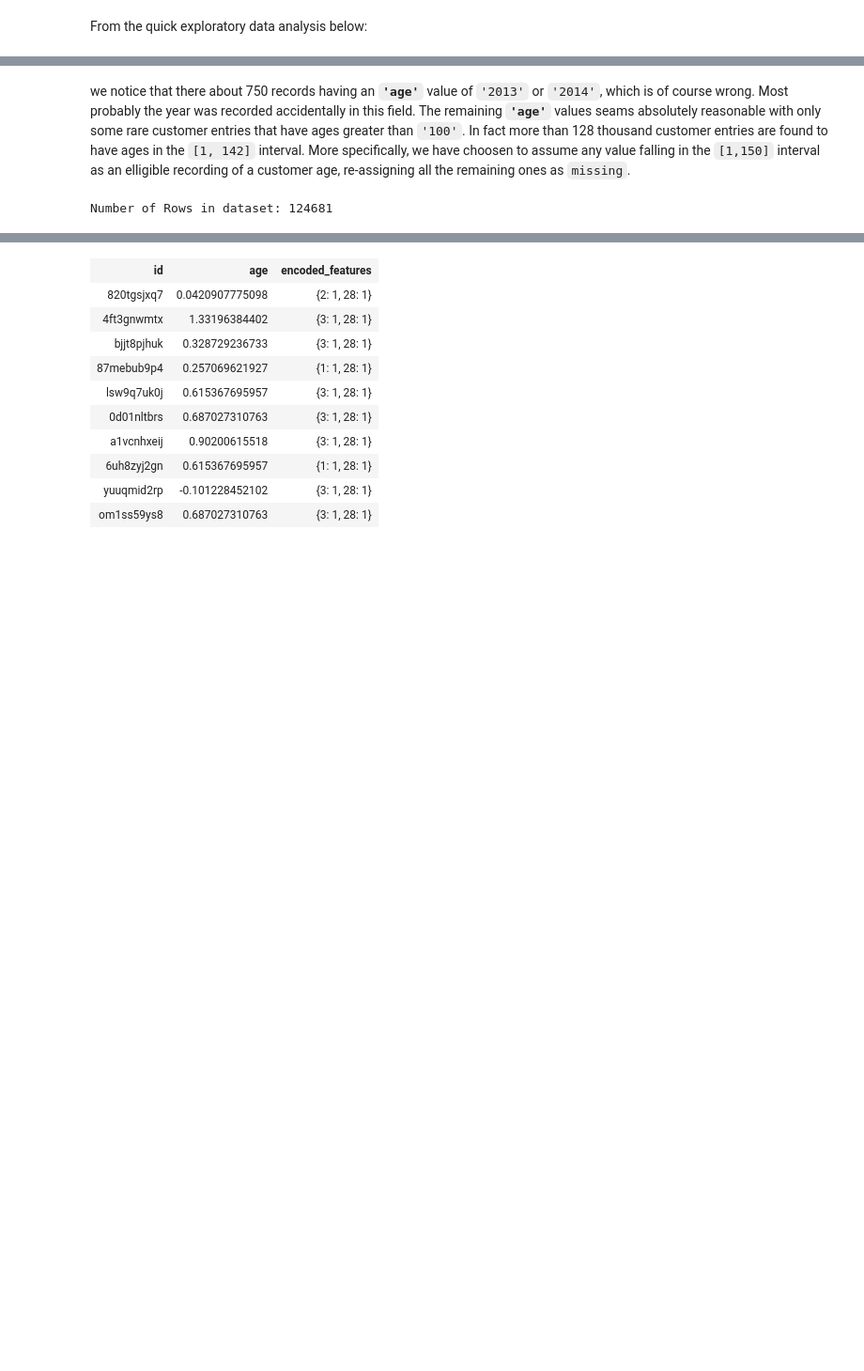
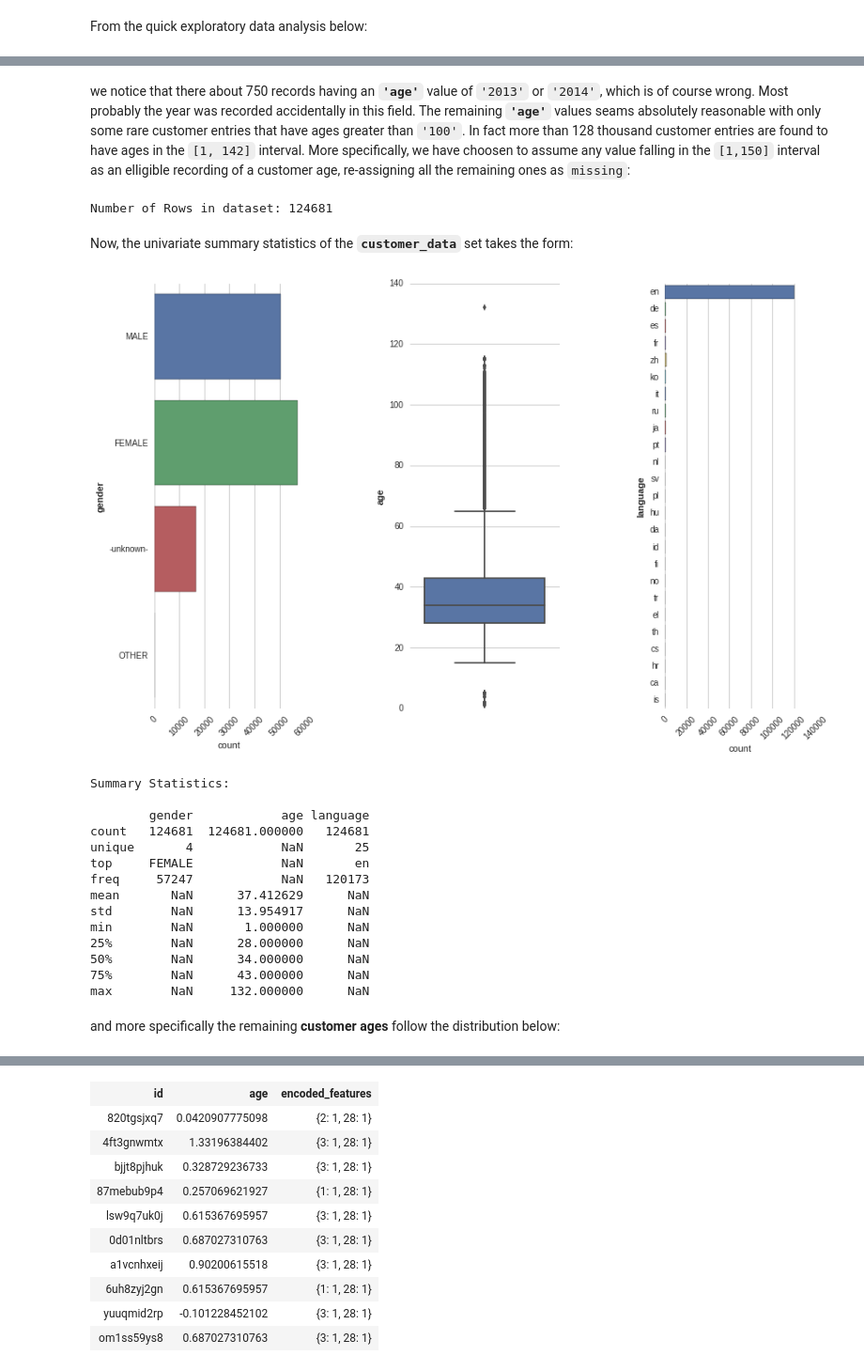
Before and after one commit to tgrammat/ML-Data_Challenges, a Jupyter notebook: Dato-tutorials/anomaly-detection/Anomaly Detection - Demo 1 [Local Outlier Factor - LOF Model].ipynb, the cells around one changed output, grey strips where cells are left out. Shown at 94% size. Drawn from its saved outputs; the diff is of its cells as text; code cells hidden in the pictures; blank space fills up the shorter version.

```diff
--- a/Dato-tutorials/anomaly-detection/Anomaly Detection - Demo 1 [Local Outlier Factor - LOF Model].ipynb
+++ b/Dato-tutorials/anomaly-detection/Anomaly Detection - Demo 1 [Local Outlier Factor - LOF Model].ipynb
@@ -107,5 +117,5 @@ Opening Canvas in default web browser.
 # %% [markdown]
-we notice that there about 750 records having an **`'age'`** value of `'2013'` or `'2014'`, which is of course wrong. Most probably the year was recorded accidentally in this field.  The remaining **`'age'`** values seams absolutely reasonable with only some rare customer entries that have ages greater than `'100'`. In fact more than 128 thousand customer entries are found to have ages in the `[1, 142]` interval. More specifically, we have choosen to assume any value falling in the `[1,150]` interval as an elligible recording of a customer age, re-assigning all the remaining ones as `missing`.
+we notice that there about 750 records having an **`'age'`** value of `'2013'` or `'2014'`, which is of course wrong. Most probably the year was recorded accidentally in this field.  The remaining **`'age'`** values seams absolutely reasonable with only some rare customer entries that have ages greater than `'100'`. In fact more than 128 thousand customer entries are found to have ages in the `[1, 142]` interval. More specifically, we have choosen to assume any value falling in the `[1,150]` interval as an elligible recording of a customer age, re-assigning all the remaining ones as `missing`:
 # %%
 customer_data['age'] = customer_data['age'].apply(lambda age: age if age < 150 else None)
 customer_data = customer_data.dropna(columns = features, how='any')
@@ -117,0 +125,22 @@ customer_data.show()
+# %% [markdown]
+Now, the univariate summary statistics of the **`customer_data`** set takes the form:
+# %%
+univariate_summary_plot(customer_data, features, nsubplots_inrow=3, subplots_wspace=0.7)
+# %% [output]
+[figure, added]
+Summary Statistics:
+
+        gender            age language
+count   124681  124681.000000   124681
+unique       4            NaN       25
+top     FEMALE            NaN       en
+freq     57247            NaN   120173
+mean       NaN      37.412629      NaN
+std        NaN      13.954917      NaN
+min        NaN       1.000000      NaN
+25%        NaN      28.000000      NaN
+50%        NaN      34.000000      NaN
+75%        NaN      43.000000      NaN
+max        NaN     132.000000      NaN
+# %% [markdown]
+and more specifically the remaining **customer ages** follow the distribution below:
```
Also changed, not shown: parts of 26 cells of this notebook, 2 other files.
